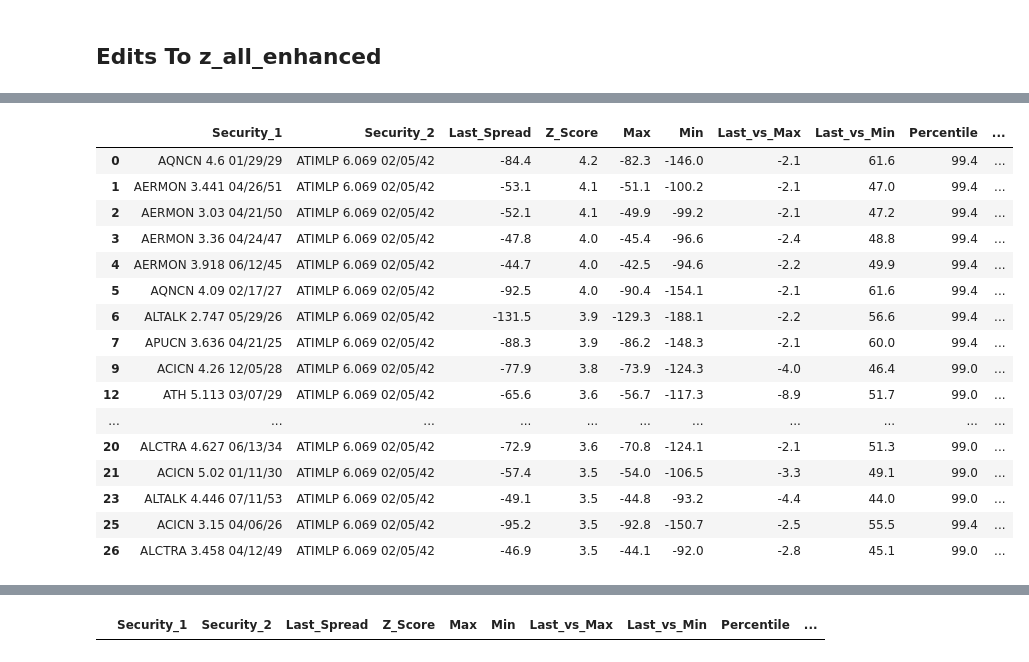
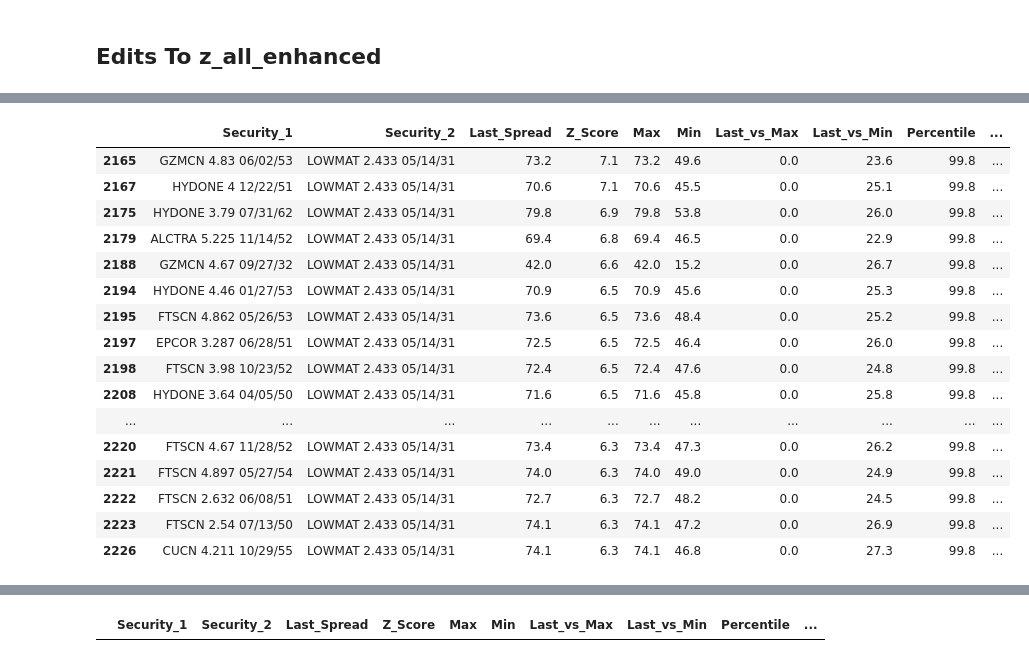
Before and after one commit to ewswlw/work_supa, a Jupyter notebook: analytics tables/tables.ipynb, the cells around one changed output, grey strips where cells are left out. Drawn from its saved outputs; the diff is of its cells as text; code cells hidden in the pictures.

```diff
--- a/analytics tables/tables.ipynb
+++ b/analytics tables/tables.ipynb
@@ -441,2 +441,5 @@ Last portfolio date: 2025-06-30 00:00:00
 # %%
-z_all_enhanced.info()
+z_all_enhanced = z_all_enhanced[
+    (z_all_enhanced['Yrs (Cvn)_1'] > 1) &
+    (z_all_enhanced['Yrs (Cvn)_2'] > 1)
+].copy()
@@ -461,31 +446,33 @@ memory usage: 6.7+ MB
 # %%
 # All CAD Bonds IN the Universe
 
 # Create z_cad_universe DataFrame - only CAD currency pairs
 z_cad_universe = z_all_enhanced[
     (z_all_enhanced['Currency_1'] == 'CAD') &
-    (z_all_enhanced['Currency_2'] == 'CAD')
+    (z_all_enhanced['Currency_2'] == 'CAD') &
+    (z_all_enhanced['Yrs (Cvn)_1'] > 1) &
+    (z_all_enhanced['Yrs (Cvn)_2'] > 1)
 ].copy()
 
 display(format_for_display(z_cad_universe.head(20)))
 # %% [output]
 |  | Security_1 | Security_2 | Last_Spread | Z_Score | Max | Min | Last_vs_Max | Last_vs_Min | Percentile | ... |
-| 0 | AQNCN 4.6 01/29/29 | ATIMLP 6.069 02/05/42 | -84.4 | 4.2 | -82.3 | -146.0 | -2.1 | 61.6 | 99.4 | ... |
-| 1 | AERMON 3.441 04/26/51 | ATIMLP 6.069 02/05/42 | -53.1 | 4.1 | -51.1 | -100.2 | -2.1 | 47.0 | 99.4 | ... |
-| 2 | AERMON 3.03 04/21/50 | ATIMLP 6.069 02/05/42 | -52.1 | 4.1 | -49.9 | -99.2 | -2.1 | 47.2 | 99.4 | ... |
-| 3 | AERMON 3.36 04/24/47 | ATIMLP 6.069 02/05/42 | -47.8 | 4.0 | -45.4 | -96.6 | -2.4 | 48.8 | 99.4 | ... |
-| 4 | AERMON 3.918 06/12/45 | ATIMLP 6.069 02/05/42 | -44.7 | 4.0 | -42.5 | -94.6 | -2.2 | 49.9 | 99.4 | ... |
-| 5 | AQNCN 4.09 02/17/27 | ATIMLP 6.069 02/05/42 | -92.5 | 4.0 | -90.4 | -154.1 | -2.1 | 61.6 | 99.4 | ... |
-| 6 | ALTALK 2.747 05/29/26 | ATIMLP 6.069 02/05/42 | -131.5 | 3.9 | -129.3 | -188.1 | -2.2 | 56.6 | 99.4 | ... |
-| 7 | APUCN 3.636 04/21/25 | ATIMLP 6.069 02/05/42 | -88.3 | 3.9 | -86.2 | -148.3 | -2.1 | 60.0 | 99.4 | ... |
-| 9 | ACICN 4.26 12/05/28 | ATIMLP 6.069 02/05/42 | -77.9 | 3.8 | -73.9 | -124.3 | -4.0 | 46.4 | 99.0 | ... |
-| 12 | ATH 5.113 03/07/29 | ATIMLP 6.069 02/05/42 | -65.6 | 3.6 | -56.7 | -117.3 | -8.9 | 51.7 | 99.0 | ... |
+| 2165 | GZMCN 4.83 06/02/53 | LOWMAT 2.433 05/14/31 | 73.2 | 7.1 | 73.2 | 49.6 | 0.0 | 23.6 | 99.8 | ... |
+| 2167 | HYDONE 4 12/22/51 | LOWMAT 2.433 05/14/31 | 70.6 | 7.1 | 70.6 | 45.5 | 0.0 | 25.1 | 99.8 | ... |
+| 2175 | HYDONE 3.79 07/31/62 | LOWMAT 2.433 05/14/31 | 79.8 | 6.9 | 79.8 | 53.8 | 0.0 | 26.0 | 99.8 | ... |
+| 2179 | ALCTRA 5.225 11/14/52 | LOWMAT 2.433 05/14/31 | 69.4 | 6.8 | 69.4 | 46.5 | 0.0 | 22.9 | 99.8 | ... |
+| 2188 | GZMCN 4.67 09/27/32 | LOWMAT 2.433 05/14/31 | 42.0 | 6.6 | 42.0 | 15.2 | 0.0 | 26.7 | 99.8 | ... |
+| 2194 | HYDONE 4.46 01/27/53 | LOWMAT 2.433 05/14/31 | 70.9 | 6.5 | 70.9 | 45.6 | 0.0 | 25.3 | 99.8 | ... |
+| 2195 | FTSCN 4.862 05/26/53 | LOWMAT 2.433 05/14/31 | 73.6 | 6.5 | 73.6 | 48.4 | 0.0 | 25.2 | 99.8 | ... |
+| 2197 | EPCOR 3.287 06/28/51 | LOWMAT 2.433 05/14/31 | 72.5 | 6.5 | 72.5 | 46.4 | 0.0 | 26.0 | 99.8 | ... |
+| 2198 | FTSCN 3.98 10/23/52 | LOWMAT 2.433 05/14/31 | 72.4 | 6.5 | 72.4 | 47.6 | 0.0 | 24.8 | 99.8 | ... |
+| 2208 | HYDONE 3.64 04/05/50 | LOWMAT 2.433 05/14/31 | 71.6 | 6.5 | 71.6 | 45.8 | 0.0 | 25.8 | 99.8 | ... |
 | ... | ... | ... | ... | ... | ... | ... | ... | ... | ... | ... |
-| 20 | ALCTRA 4.627 06/13/34 | ATIMLP 6.069 02/05/42 | -72.9 | 3.6 | -70.8 | -124.1 | -2.1 | 51.3 | 99.0 | ... |
-| 21 | ACICN 5.02 01/11/30 | ATIMLP 6.069 02/05/42 | -57.4 | 3.5 | -54.0 | -106.5 | -3.3 | 49.1 | 99.0 | ... |
-| 23 | ALTALK 4.446 07/11/53 | ATIMLP 6.069 02/05/42 | -49.1 | 3.5 | -44.8 | -93.2 | -4.4 | 44.0 | 99.0 | ... |
-| 25 | ACICN 3.15 04/06/26 | ATIMLP 6.069 02/05/42 | -95.2 | 3.5 | -92.8 | -150.7 | -2.5 | 55.5 | 99.4 | ... |
-| 26 | ALCTRA 3.458 04/12/49 | ATIMLP 6.069 02/05/42 | -46.9 | 3.5 | -44.1 | -92.0 | -2.8 | 45.1 | 99.0 | ... |
+| 2220 | FTSCN 4.67 11/28/52 | LOWMAT 2.433 05/14/31 | 73.4 | 6.3 | 73.4 | 47.3 | 0.0 | 26.2 | 99.8 | ... |
+| 2221 | FTSCN 4.897 05/27/54 | LOWMAT 2.433 05/14/31 | 74.0 | 6.3 | 74.0 | 49.0 | 0.0 | 24.9 | 99.8 | ... |
+| 2222 | FTSCN 2.632 06/08/51 | LOWMAT 2.433 05/14/31 | 72.7 | 6.3 | 72.7 | 48.2 | 0.0 | 24.5 | 99.8 | ... |
+| 2223 | FTSCN 2.54 07/13/50 | LOWMAT 2.433 05/14/31 | 74.1 | 6.3 | 74.1 | 47.2 | 0.0 | 26.9 | 99.8 | ... |
+| 2226 | CUCN 4.211 10/29/55 | LOWMAT 2.433 05/14/31 | 74.1 | 6.3 | 74.1 | 46.8 | 0.0 | 27.3 | 99.8 | ... |
 # %%
 # Comparing Same Term
 
```
Also changed, not shown: parts of 14 cells of this notebook.
